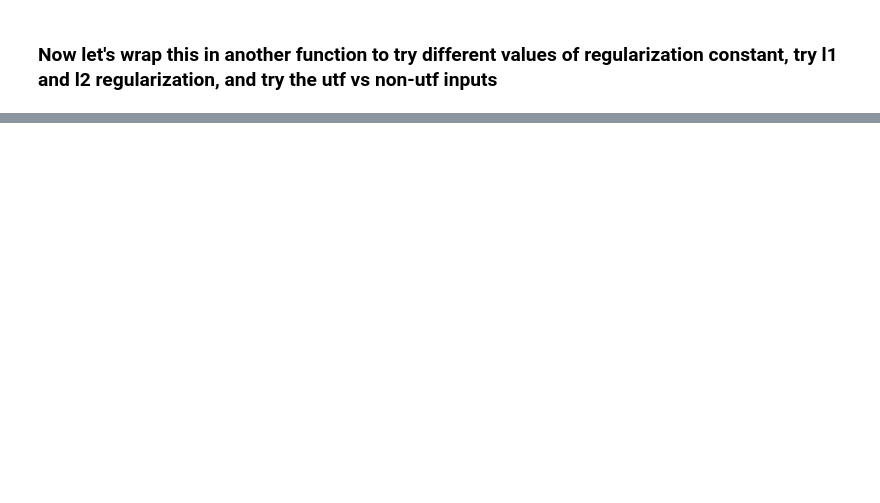
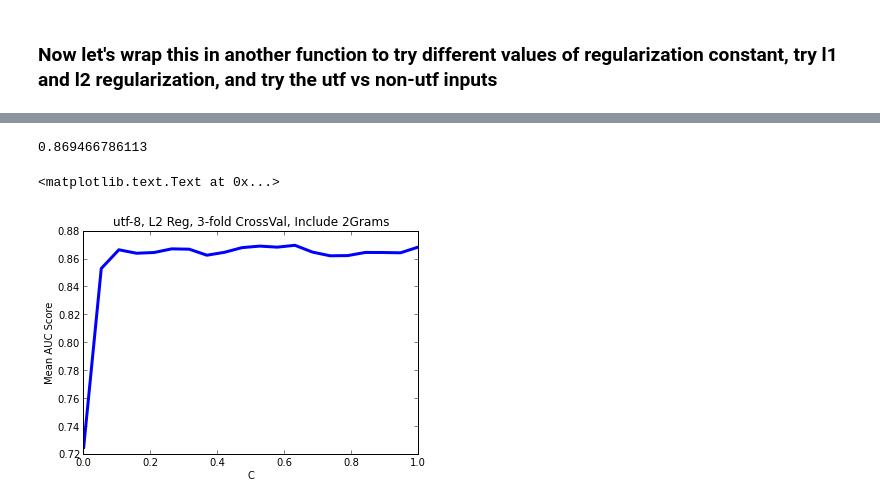
Before and after one commit to destrys/GADS4, a Jupyter notebook: hw3/hw3_secondpass.ipynb, the cells around one changed output, grey strips where cells are left out. Drawn from its saved outputs; the diff is of its cells as text; code cells hidden in the pictures; blank space fills up the shorter version.

```diff
--- a/hw3/hw3_secondpass.ipynb
+++ b/hw3/hw3_secondpass.ipynb
@@ -102,3 +102,17 @@ plt.legend(loc=4)
+# %%
+res_utf_l2_2grams = TestLogisticRegularization(traindata_utf,n_lambdas=20,penalty='l2',maxngrams=2)
+# %%
+print max(array(res_utf_l2_2grams)[:,0])
+# %% [output]
+0.869466786113
+# %%
+plt.plot(array(res_utf_l2_2grams)[:,1],array(res_utf_l2_2grams)[:,0],linewidth=3)
+plt.xlabel('C')
+plt.ylabel('Mean AUC Score')
+plt.title('utf-8, L2 Reg, 3-fold CrossVal, Include 2Grams')
+# %% [output]
+<matplotlib.text.Text at 0x...>
+[figure, added]
 # %%
 vec = CountVectorizer()
 X_train = vec.fit_transform(traindata[:,2])
```
Also changed, not shown: parts of 12 cells of this notebook, 1 other file.
